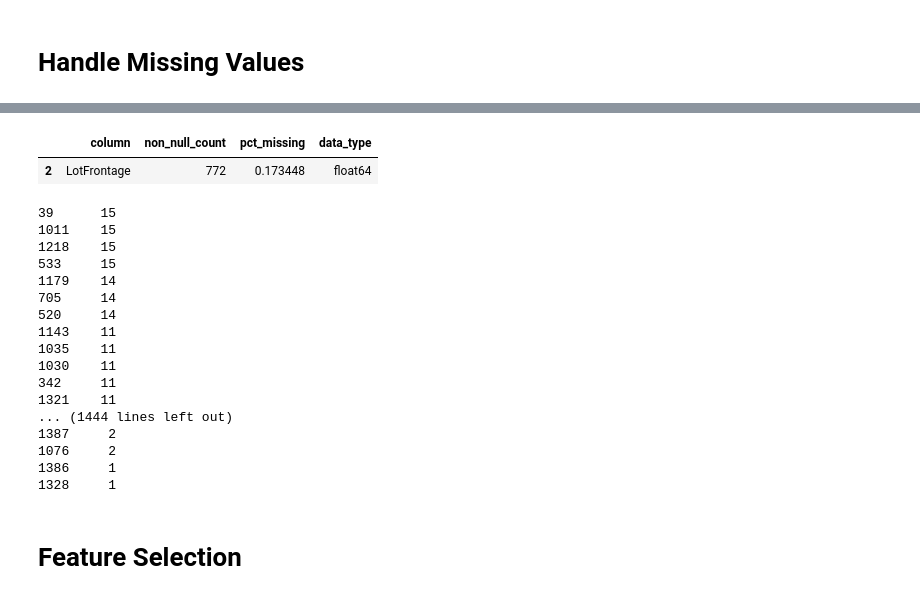
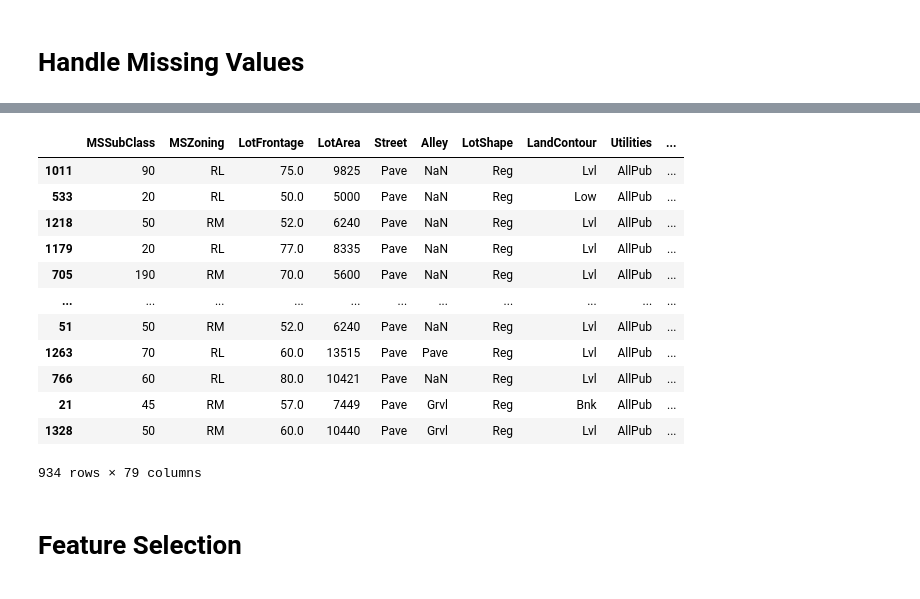
Before and after one commit to afrut/learn-ml, a Jupyter notebook: kaggle/home-data-for-ml-course/home-data-for-ml-course.ipynb, the cells around one changed output, grey strips where cells are left out. Drawn from its saved outputs; the diff is of its cells as text; code cells hidden in the pictures.

Commit message:
Completed imputation

```diff
--- a/kaggle/home-data-for-ml-course/home-data-for-ml-course.ipynb
+++ b/kaggle/home-data-for-ml-course/home-data-for-ml-course.ipynb
@@ -102,3 +107,28 @@ print(missing_info.to_string())
+# %%
+# Number of rows with missing values
+def get_rows_missing(df):
+    """
+    Function to get the number of rows with missing values
+    :param df: DataFrame
+    :return: Series with counts of missing values per row
+    """
+    return df.isnull().sum(axis=1).sort_values(ascending=False)
+idx = get_rows_missing(X_train).index
+X_train.loc[idx]
+# %% [output]
+|  | MSSubClass | MSZoning | LotFrontage | LotArea | Street | Alley | LotShape | LandContour | Utilities | ... |
+| 1011 | 90 | RL | 75.0 | 9825 | Pave | NaN | Reg | Lvl | AllPub | ... |
+| 533 | 20 | RL | 50.0 | 5000 | Pave | NaN | Reg | Low | AllPub | ... |
+| 1218 | 50 | RM | 52.0 | 6240 | Pave | NaN | Reg | Lvl | AllPub | ... |
+| 1179 | 20 | RL | 77.0 | 8335 | Pave | NaN | Reg | Lvl | AllPub | ... |
+| 705 | 190 | RM | 70.0 | 5600 | Pave | NaN | Reg | Lvl | AllPub | ... |
+| ... | ... | ... | ... | ... | ... | ... | ... | ... | ... | ... |
+| 51 | 50 | RM | 52.0 | 6240 | Pave | NaN | Reg | Lvl | AllPub | ... |
+| 1263 | 70 | RL | 60.0 | 13515 | Pave | Pave | Reg | Lvl | AllPub | ... |
+| 766 | 60 | RL | 80.0 | 10421 | Pave | NaN | Reg | Lvl | AllPub | ... |
+| 21 | 45 | RM | 57.0 | 7449 | Pave | Grvl | Reg | Bnk | AllPub | ... |
+| 1328 | 50 | RM | 60.0 | 10440 | Pave | Grvl | Reg | Lvl | AllPub | ... |
+934 rows × 79 columns
 # %%
 # Mean-impute columns that have less than 5% missing values
 # Mode-impute if categorical
@@ -113,41 +152,9 @@ for col in cols_to_mode_impute:
 # %%
-# Use knn regression here
+# Use KNN imputation for columns with mroe than 5% but less than 20% missing values
 missing_lt_20 = missing_info[(missing_info["pct_missing"] > .05) & (missing_info["pct_missing"] <= .2)]
-missing_lt_20
-# X_train["PoolQC"][X_train["PoolQC"].notna()]
-# # View data type and counts of nulls
-# df.info()
+ki = KNNImputer(n_neighbors=10)
+imputed = ki.fit_transform(X_train.select_dtypes(include=["number"]))
+X_train.loc[:, missing_lt_20["column"].values.tolist()] = imputed
-# %% [output]
-|  | column | non_null_count | pct_missing | data_type |
-| 2 | LotFrontage | 772 | 0.173448 | float64 |
-# %%
-# Number of rows with missing values
-def get_rows_missing(df):
-    """
-    Function to get the number of rows with missing values
-    :param df: DataFrame
-    :return: Series with counts of missing values per row
-    """
-    return df.isnull().sum(axis=1).sort_values(ascending=False)
-print(get_rows_missing(df).to_string())
-# %% [output]
-39      15
-1011    15
-1218    15
-533     15
-1179    14
-705     14
-520     14
-1143    11
-1035    11
-1030    11
-342     11
-1321    11
-... (1444 lines left out)
-1387     2
-1076     2
-1386     1
-1328     1
 # %%
 # Handle missing values
 def drop_columns_with_missing_values(df: pd.DataFrame, threshold=None, fit=False):
```
Also changed, not shown: parts of 4 cells of this notebook.
